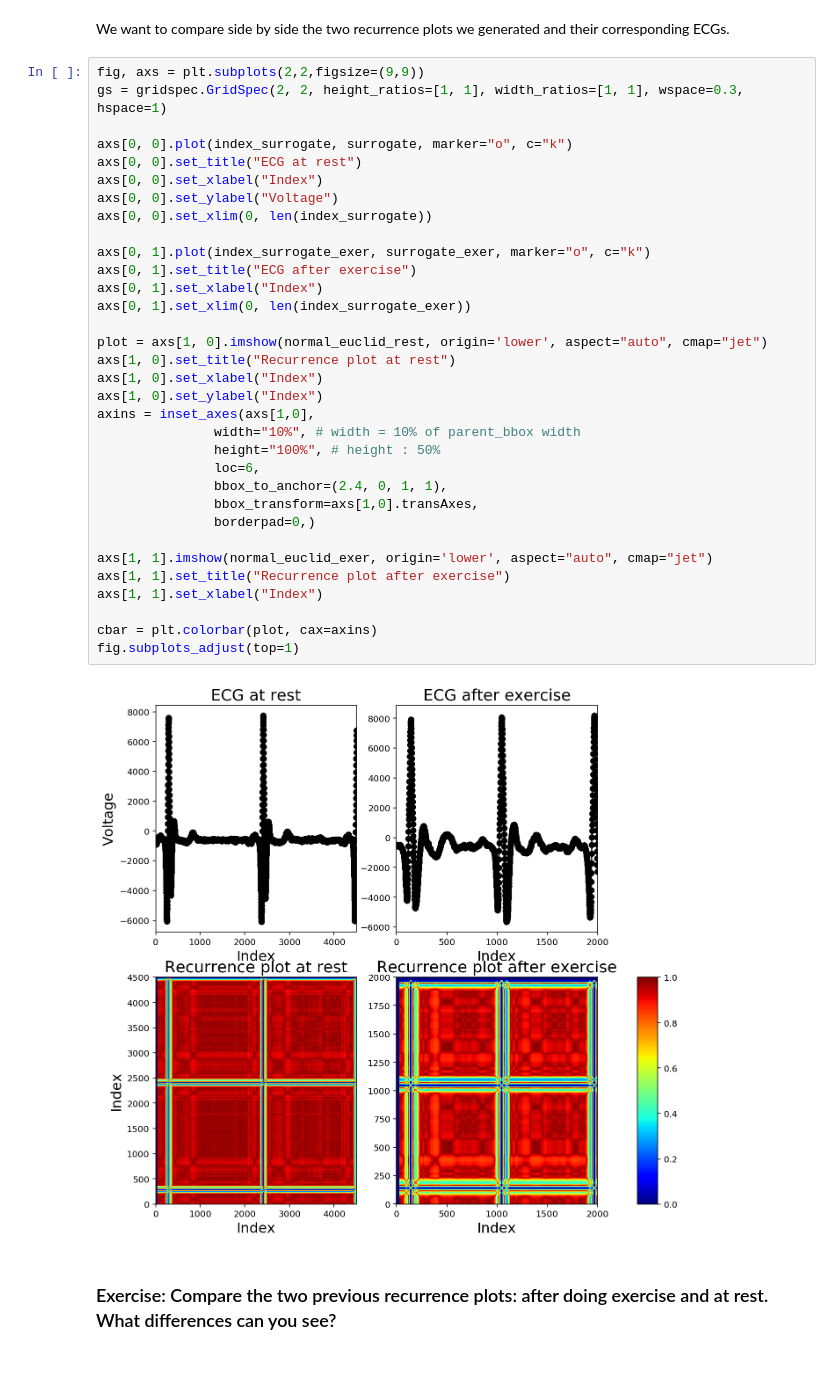
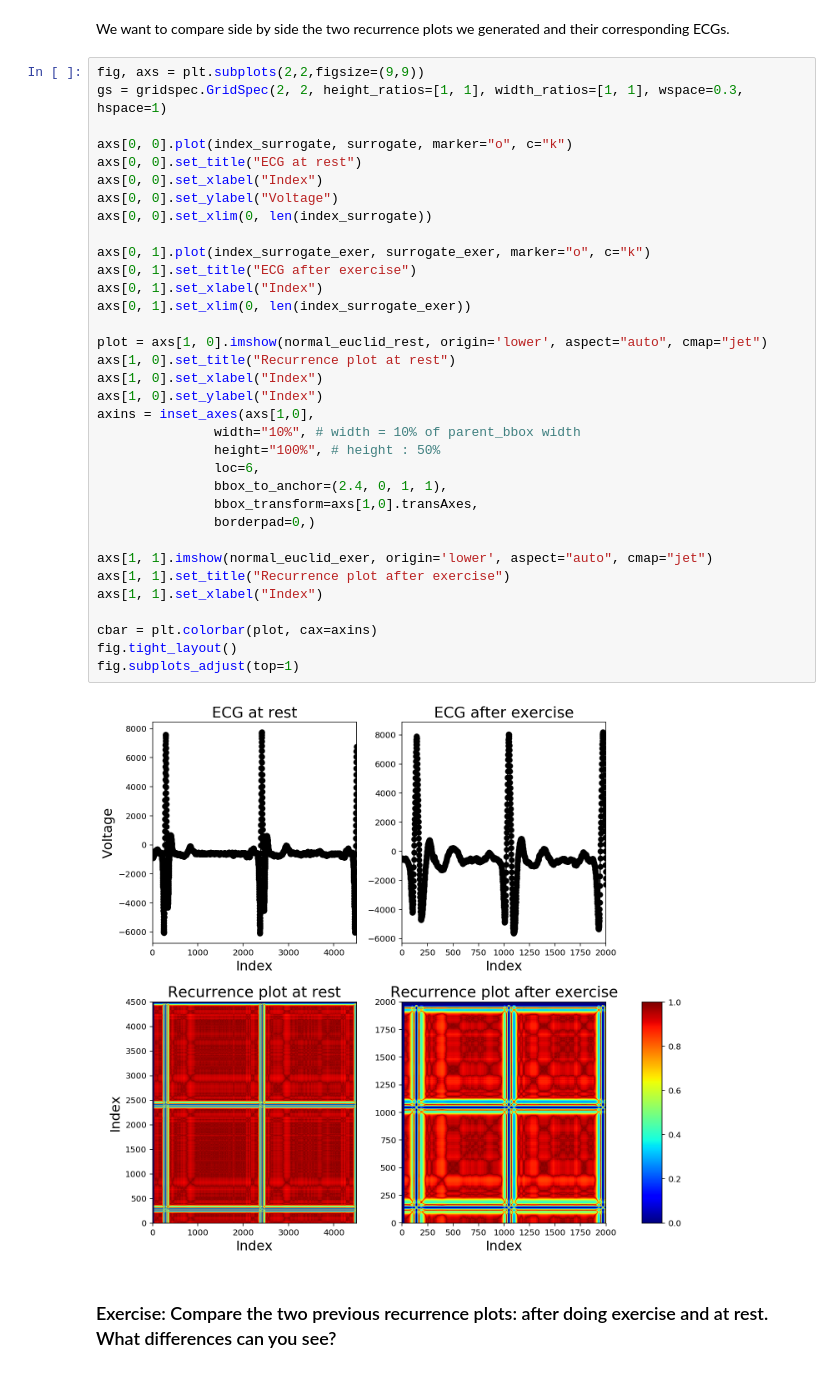
Before and after one commit to DanidelRio/electrocardiogram_analysis, a Jupyter notebook: 06-Recurrence_plot.ipynb, the cells around one changed output. Drawn from its saved outputs; the diff is of its cells as text.

```diff
--- a/06-Recurrence_plot.ipynb
+++ b/06-Recurrence_plot.ipynb
@@ -390,34 +388,35 @@ gs = gridspec.GridSpec(2, 2, height_ratios=[1, 1], width_ratios=[1, 1], wspace=0
 axs[0, 0].plot(index_surrogate, surrogate, marker="o", c="k")
 axs[0, 0].set_title("ECG at rest")
 axs[0, 0].set_xlabel("Index")
 axs[0, 0].set_ylabel("Voltage")
 axs[0, 0].set_xlim(0, len(index_surrogate))
 
 axs[0, 1].plot(index_surrogate_exer, surrogate_exer, marker="o", c="k")
 axs[0, 1].set_title("ECG after exercise")
 axs[0, 1].set_xlabel("Index")
 axs[0, 1].set_xlim(0, len(index_surrogate_exer))
 
 plot = axs[1, 0].imshow(normal_euclid_rest, origin='lower', aspect="auto", cmap="jet")
 axs[1, 0].set_title("Recurrence plot at rest")
 axs[1, 0].set_xlabel("Index")
 axs[1, 0].set_ylabel("Index")
 axins = inset_axes(axs[1,0],
                width="10%", # width = 10% of parent_bbox width
                height="100%", # height : 50%
                loc=6,
                bbox_to_anchor=(2.4, 0, 1, 1),
                bbox_transform=axs[1,0].transAxes,
                borderpad=0,)
 
 axs[1, 1].imshow(normal_euclid_exer, origin='lower', aspect="auto", cmap="jet")
 axs[1, 1].set_title("Recurrence plot after exercise")
 axs[1, 1].set_xlabel("Index")
 
 cbar = plt.colorbar(plot, cax=axins)
+fig.tight_layout()
 fig.subplots_adjust(top=1)
 # %% [output]
-[figure, old version]
+[figure, new version]
 # %% [markdown]
 ### Exercise: Compare the two previous recurrence plots: after doing exercise and at rest. What differences can you see?
 # %% [markdown]
```
Also changed, not shown: parts of 1 cell of this notebook, 1 other file.
